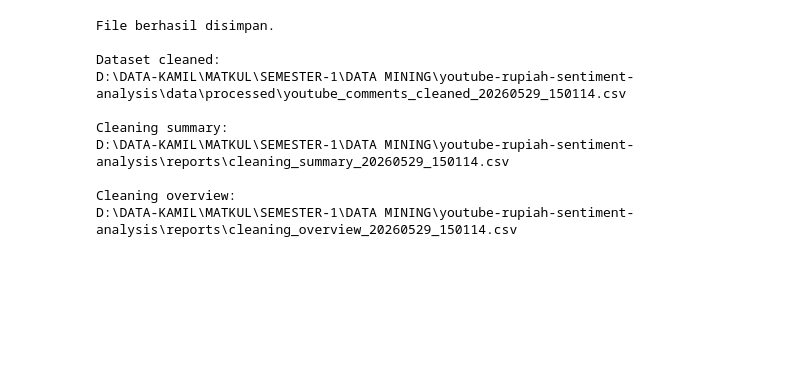
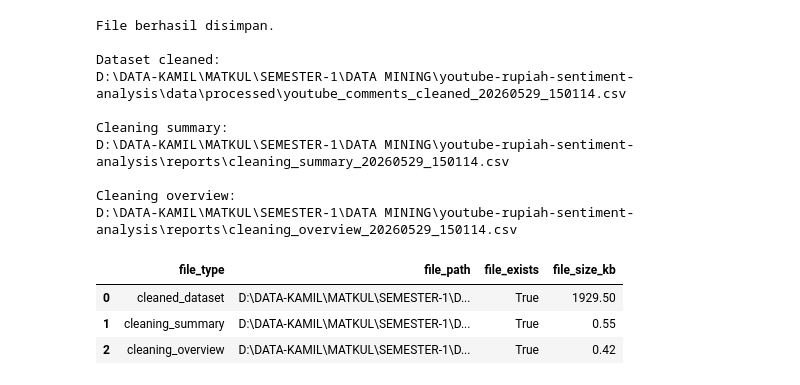
Before and after one commit to kahmadsyt/youtube-rupiah-sentiment-analysis, a Jupyter notebook: notebooks/05_data_cleaning_text_preprocessing.ipynb, the cells around one changed output. Cells and saved outputs as stored; diff of their text form; code cells hidden in the pictures; blank space fills up the shorter version.

```diff
--- a/notebooks/05_data_cleaning_text_preprocessing.ipynb
+++ b/notebooks/05_data_cleaning_text_preprocessing.ipynb
@@ -969,3 +969,37 @@ D:\DATA-KAMIL\MATKUL\SEMESTER-1\DATA MINING\youtube-rupiah-sentiment-analysis\re
 
 Cleaning overview:
 D:\DATA-KAMIL\MATKUL\SEMESTER-1\DATA MINING\youtube-rupiah-sentiment-analysis\reports\cleaning_overview_20260529_150114.csv
+# %%
+# ============================================================
+# Verifikasi File Output
+# ============================================================
+
+output_files_check = pd.DataFrame({
+    "file_type": [
+        "cleaned_dataset",
+        "cleaning_summary",
+        "cleaning_overview"
+    ],
+    "file_path": [
+        str(cleaned_dataset_path),
+        str(cleaning_summary_path),
+        str(cleaning_overview_path)
+    ],
+    "file_exists": [
+        cleaned_dataset_path.exists(),
+        cleaning_summary_path.exists(),
+        cleaning_overview_path.exists()
+    ],
+    "file_size_kb": [
+        round(cleaned_dataset_path.stat().st_size / 1024, 2) if cleaned_dataset_path.exists() else 0,
+        round(cleaning_summary_path.stat().st_size / 1024, 2) if cleaning_summary_path.exists() else 0,
+        round(cleaning_overview_path.stat().st_size / 1024, 2) if cleaning_overview_path.exists() else 0
+    ]
+})
+
+output_files_check
+# %% [output]
+|  | file_type | file_path | file_exists | file_size_kb |
+| 0 | cleaned_dataset | D:\DATA-KAMIL\MATKUL\SEMESTER-1\D... | True | 1929.50 |
+| 1 | cleaning_summary | D:\DATA-KAMIL\MATKUL\SEMESTER-1\D... | True | 0.55 |
+| 2 | cleaning_overview | D:\DATA-KAMIL\MATKUL\SEMESTER-1\D... | True | 0.42 |
```
Also changed, not shown: parts of 3 cells of this notebook, 1 other file.
